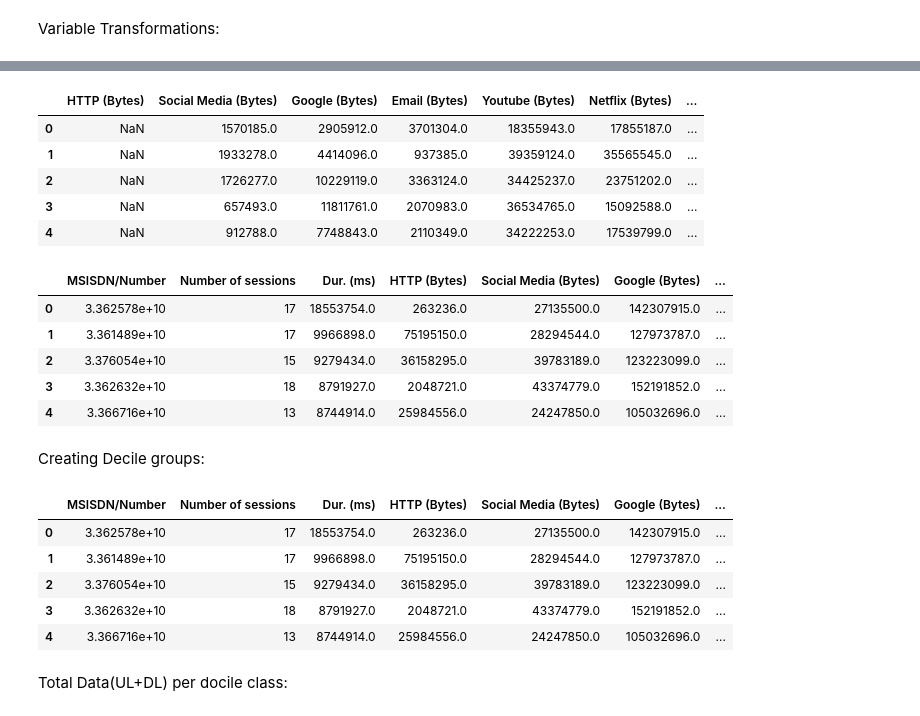
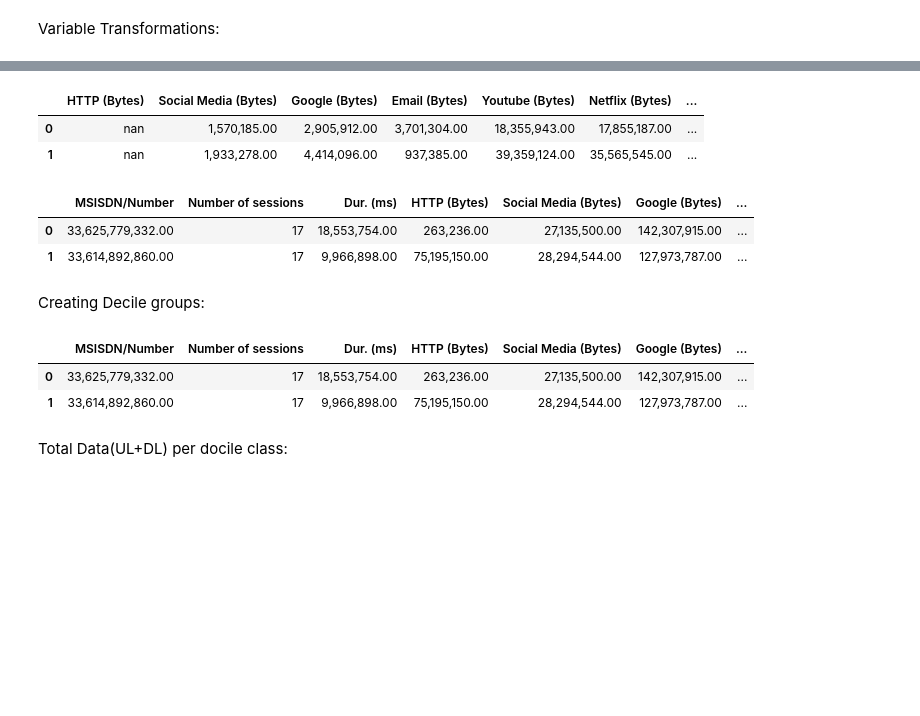
Before and after one commit to Theehawau/TelecommunicationDataAnalysis, a Jupyter notebook: notebooks/task1.ipynb, the cells around one changed output, grey strips where cells are left out. Drawn from its saved outputs; the diff is of its cells as text; code cells hidden in the pictures; blank space fills up the shorter version.

```diff
--- a/notebooks/task1.ipynb
+++ b/notebooks/task1.ipynb
@@ -336,15 +327,12 @@ for app in new_column:
 # %%
 total_session['Dur. (ms)'] = db['Dur. (ms)']
 total_session['MSISDN/Number'] = db['MSISDN/Number']
 total_session['Bearer Id'] = db['Bearer Id']
-total_session.head()
+total_session.head(2)
 # %% [output]
 |  | HTTP (Bytes) | Social Media (Bytes) | Google (Bytes) | Email (Bytes) | Youtube (Bytes) | Netflix (Bytes) | ... |
-| 0 | NaN | 1570185.0 | 2905912.0 | 3701304.0 | 18355943.0 | 17855187.0 | ... |
-| 1 | NaN | 1933278.0 | 4414096.0 | 937385.0 | 39359124.0 | 35565545.0 | ... |
-| 2 | NaN | 1726277.0 | 10229119.0 | 3363124.0 | 34425237.0 | 23751202.0 | ... |
-| 3 | NaN | 657493.0 | 11811761.0 | 2070983.0 | 36534765.0 | 15092588.0 | ... |
-| 4 | NaN | 912788.0 | 7748843.0 | 2110349.0 | 34222253.0 | 17539799.0 | ... |
+| 0 | nan | 1,570,185.00 | 2,905,912.00 | 3,701,304.00 | 18,355,943.00 | 17,855,187.00 | ... |
+| 1 | nan | 1,933,278.00 | 4,414,096.00 | 937,385.00 | 39,359,124.00 | 35,565,545.00 | ... |
 # %%
 db_clean = total_session.groupby(['MSISDN/Number']).agg({'Bearer Id':'count','Dur. (ms)':'sum',\
                                                       'HTTP (Bytes)':'sum','Social Media (Bytes)':'sum',\
@@ -355,27 +343,21 @@ db_clean = total_session.groupby(['MSISDN/Number']).agg({'Bearer Id':'count','Du
 rename(columns={'Bearer Id':'Number of sessions'})
 # %%
 db_transform = db_clean.sort_values(by=['Dur. (ms)'], ascending=False).reset_index().drop(['index'], axis=1)
-db_transform.head()
+db_transform.head(2)
 # %% [output]
 |  | MSISDN/Number | Number of sessions | Dur. (ms) | HTTP (Bytes) | Social Media (Bytes) | Google (Bytes) | ... |
-| 0 | 3.362578e+10 | 17 | 18553754.0 | 263236.0 | 27135500.0 | 142307915.0 | ... |
-| 1 | 3.361489e+10 | 17 | 9966898.0 | 75195150.0 | 28294544.0 | 127973787.0 | ... |
-| 2 | 3.376054e+10 | 15 | 9279434.0 | 36158295.0 | 39783189.0 | 123223099.0 | ... |
-| 3 | 3.362632e+10 | 18 | 8791927.0 | 2048721.0 | 43374779.0 | 152191852.0 | ... |
-| 4 | 3.366716e+10 | 13 | 8744914.0 | 25984556.0 | 24247850.0 | 105032696.0 | ... |
+| 0 | 33,625,779,332.00 | 17 | 18,553,754.00 | 263,236.00 | 27,135,500.00 | 142,307,915.00 | ... |
+| 1 | 33,614,892,860.00 | 17 | 9,966,898.00 | 75,195,150.00 | 28,294,544.00 | 127,973,787.00 | ... |
 # %% [markdown]
 Creating Decile groups:
 # %%
 db_transform['decile'] = pd.qcut(db_transform['Total (Bytes)'], 5, labels=False)
 # %%
-db_transform.head()
+db_transform.head(2)
 # %% [output]
 |  | MSISDN/Number | Number of sessions | Dur. (ms) | HTTP (Bytes) | Social Media (Bytes) | Google (Bytes) | ... |
-| 0 | 3.362578e+10 | 17 | 18553754.0 | 263236.0 | 27135500.0 | 142307915.0 | ... |
-| 1 | 3.361489e+10 | 17 | 9966898.0 | 75195150.0 | 28294544.0 | 127973787.0 | ... |
-| 2 | 3.376054e+10 | 15 | 9279434.0 | 36158295.0 | 39783189.0 | 123223099.0 | ... |
-| 3 | 3.362632e+10 | 18 | 8791927.0 | 2048721.0 | 43374779.0 | 152191852.0 | ... |
-| 4 | 3.366716e+10 | 13 | 8744914.0 | 25984556.0 | 24247850.0 | 105032696.0 | ... |
+| 0 | 33,625,779,332.00 | 17 | 18,553,754.00 | 263,236.00 | 27,135,500.00 | 142,307,915.00 | ... |
+| 1 | 33,614,892,860.00 | 17 | 9,966,898.00 | 75,195,150.00 | 28,294,544.00 | 127,973,787.00 | ... |
 # %% [markdown]
 Total Data(UL+DL) per docile class:
 # %%
```
Also changed, not shown: parts of 22 cells of this notebook, 1 other file.
